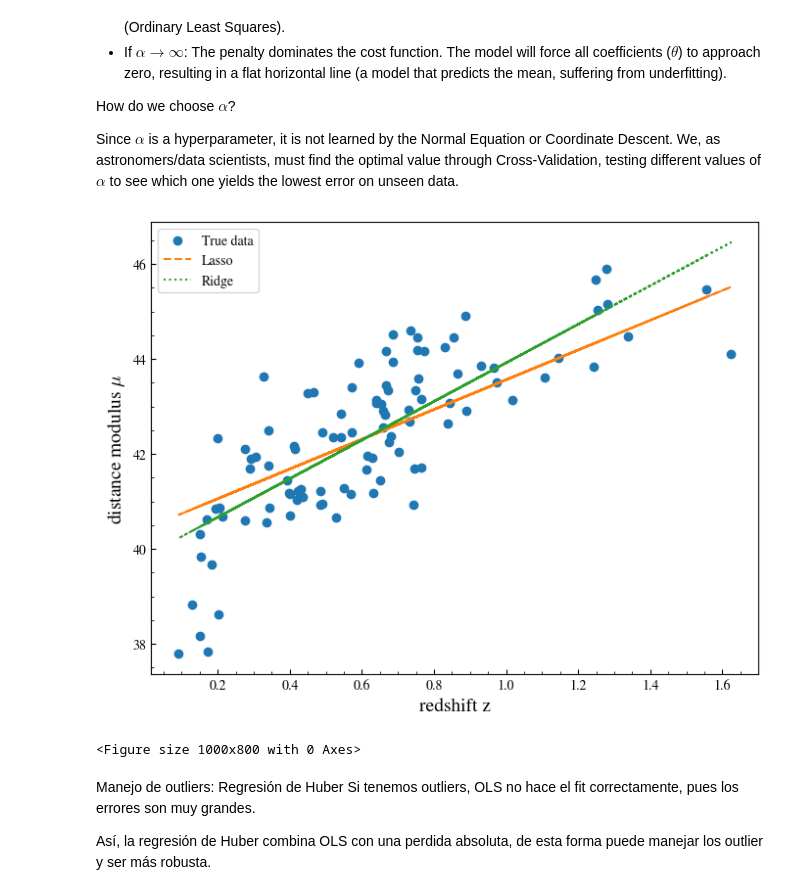
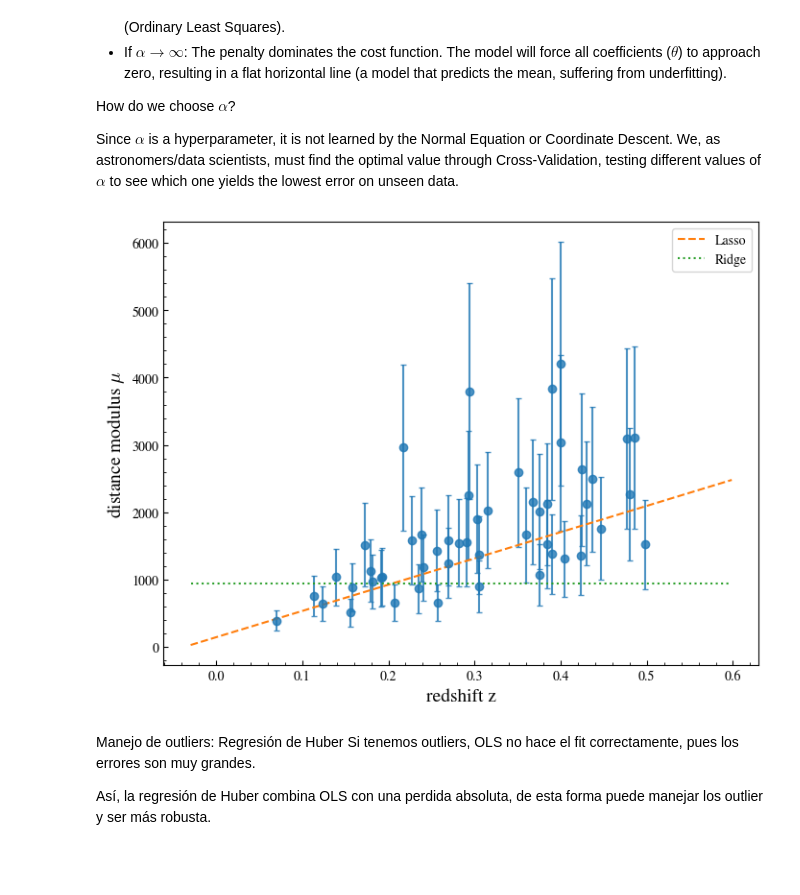
Before and after one commit to jurados/AS4501_Astroinformatic, a Jupyter notebook: Auxiliar/AUX1_LinearRegression.ipynb, the cells around one changed output. Saved outputs shown, nothing was run; the diff lists cells and outputs as text; code cells hidden in the pictures; blank space fills up the shorter version.

```diff
--- a/Auxiliar/AUX1_LinearRegression.ipynb
+++ b/Auxiliar/AUX1_LinearRegression.ipynb
@@ -284,12 +312,15 @@ Weighted MSE: 1.180731245145219
 X_sklearn_weighted = z_sample.reshape(-1, 1)
 
 # Weights (Inverse of Covariance Matrix)
-weights = 1 / dmu_sample**2
+weights = 1 / ddL_sample**2
 
 model_weighted = LinearRegression()
-model_weighted.fit(X_sklearn_weighted, mu_sample, sample_weight=weights)
+model_weighted.fit(X_sklearn_weighted, dL_sample, sample_weight=weights)
+
 print('Weighted Intercept:', model_weighted.intercept_)
 print('Weighted Slope:', model_weighted.coef_[0])
-mse_weighted_sklearn = mean_squared_error(mu_sample, model_weighted.predict(X_sklearn_weighted), sample_weight=weights)
-print('Weighted MSE (sklearn):', mse_weighted_sklearn)
+
+dL_pred_weighted     = model_weighted.predict(X_sklearn_weighted)
+chi_squared_weighted = np.sum(((dL_sample - dL_pred_weighted) / ddL_sample) ** 2)
+print('Chi-squared (sklearn):', chi_squared_weighted)
 # %% [output]
@@ -374,31 +406,36 @@ Since $\alpha$ is a hyperparameter, it is not learned by the Normal Equation or
 # %%
 from sklearn.linear_model import Ridge, Lasso
 
 # Fit Lasso and Ridge
-lasso = Lasso(alpha=0.1)
-ridge = Ridge(alpha=0.1)
-lasso.fit(X, y)
-ridge.fit(X, y)
+alpha = 0.2
+lasso = Lasso(alpha=alpha)
+ridge = Ridge(alpha=alpha)
+lasso.fit(X_sklearn_weighted, dL_sample, sample_weight=weights)
+ridge.fit(X_sklearn_weighted, dL_sample, sample_weight=weights)
+
+z_fit = np.linspace(z_sample.min()-0.1, z_sample.max()+0.1, 100).reshape(-1, 1)
+X_fit_weighted = np.column_stack((np.ones(z_fit.shape[0]), z_fit))
+dL_fit_weighted_lasso = lasso.predict(z_fit)
+dL_fit_weighted_ridge = ridge.predict(z_fit)
 
 # Predecimos
-y_pred_lasso = lasso.predict(X)
-y_pred_ridge = ridge.predict(X)
+#y_pred_lasso = lasso.predict(X_sklearn_weighted)
+#y_pred_ridge = ridge.predict(X_sklearn_weighted)
 
 # Comparamos modelos
 fig, ax = plt.subplots(figsize=(8, 6))
-ax.scatter(X, y, label="True data")
+ax.errorbar(z_sample, dL_sample, yerr=ddL_sample, fmt='o', capsize=2, alpha=0.8)
 #ax.plot(X, y_pred, color="red", label="OLS")
-ax.plot(X, y_pred_lasso,color='C1',linestyle="dashed", label="Lasso")
-ax.plot(X, y_pred_ridge,color='C2',linestyle="dotted", label="Ridge")
+ax.plot(z_fit, dL_fit_weighted_lasso,color='C1',linestyle="dashed", label="Lasso")
+ax.plot(z_fit, dL_fit_weighted_ridge,color='C2',linestyle="dotted", label="Ridge")
 ax.set_xlabel('redshift z', fontsize=14)
 ax.set_ylabel(r'distance modulus $\mu$', fontsize=14)
 ax.legend()
 
 
 plt.show()
 # %% [output]
-[figure, old version]
+[figure, new version]
-<Figure size 1000x800 with 0 Axes>
 # %% [markdown]
 Manejo de outliers: Regresión de Huber
 Si tenemos outliers, OLS no hace el fit correctamente, pues los errores son muy grandes.
```
Also changed, not shown: parts of 18 cells of this notebook.
